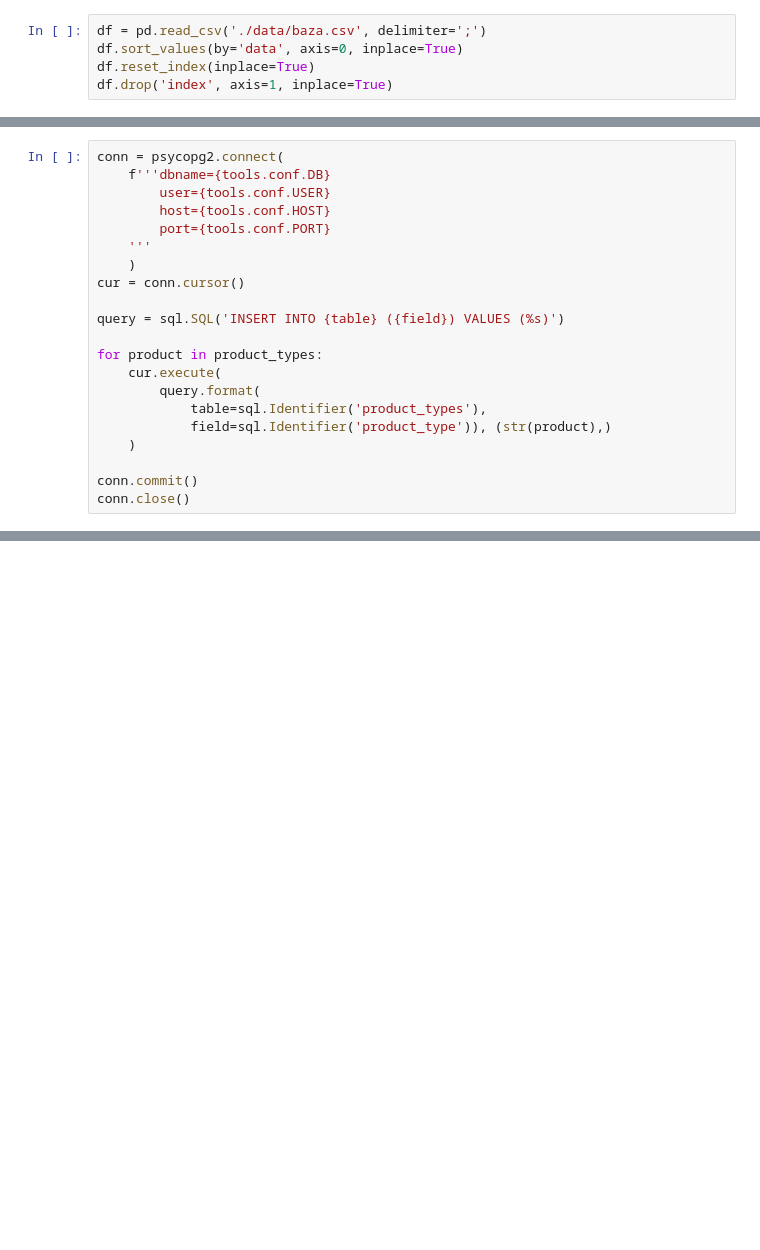
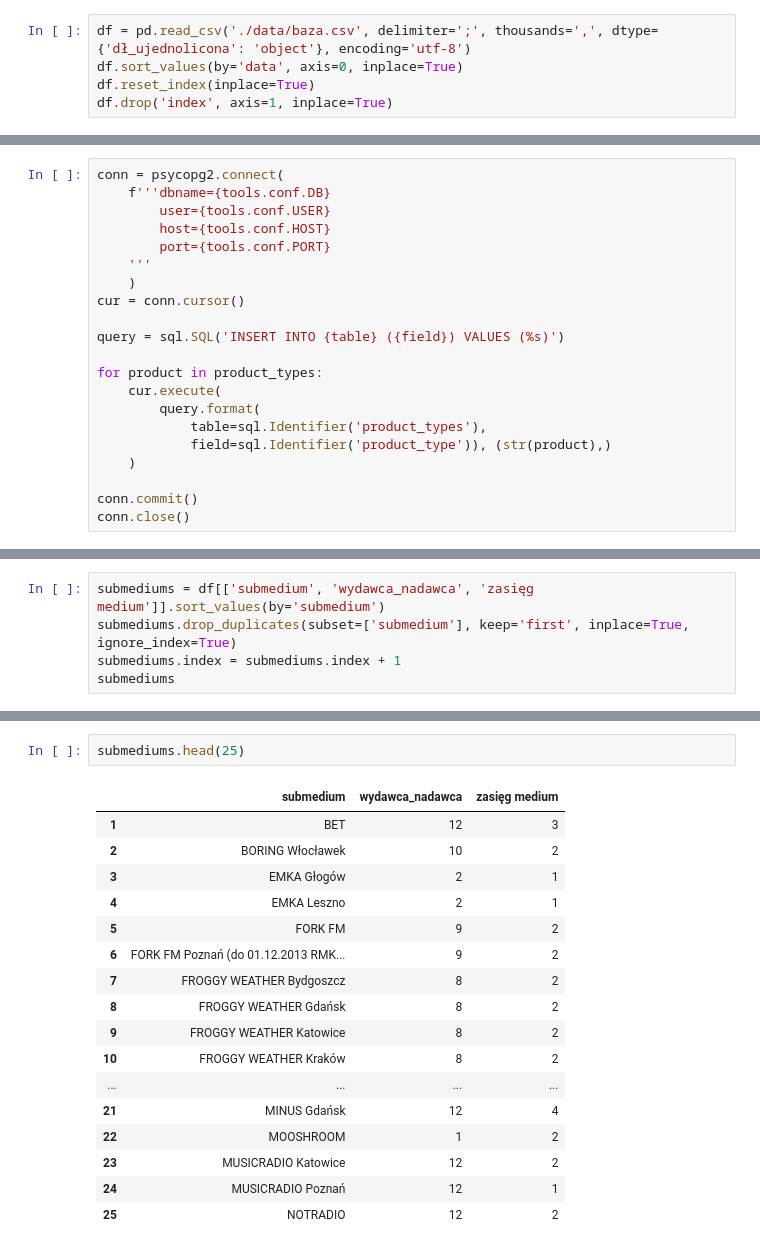
Before and after one commit to MrSz-84/cs50sql_fin, a Jupyter notebook: populate.ipynb, the cells around one changed output, grey strips where cells are left out. Saved outputs shown, nothing was run; the diff lists cells and outputs as text; blank space fills up the shorter version.

Commit message:
Trying to populate mediums table. Data is complete, only need to insert it from a DataFrame into a DB table.

```diff
--- a/populate.ipynb
+++ b/populate.ipynb
@@ -7,7 +7,7 @@ import numpy as np
 
 pd.set_option('display.max_columns', None)
 # %%
-df = pd.read_csv('./data/baza.csv', delimiter=';')
+df = pd.read_csv('./data/baza.csv', delimiter=';', thousands=',', dtype={'dł_ujednolicona': 'object'}, encoding='utf-8')
 df.sort_values(by='data', axis=0, inplace=True)
 df.reset_index(inplace=True)
 df.drop('index', axis=1, inplace=True)
@@ -239,0 +301,5 @@ conn.close()
+# %%
+submediums = df[['submedium', 'wydawca_nadawca', 'zasięg medium']].sort_values(by='submedium')
+submediums.drop_duplicates(subset=['submedium'], keep='first', inplace=True, ignore_index=True)
+submediums.index = submediums.index + 1
+submediums
@@ -239,0 +384,20 @@ conn.close()
+# %%
+submediums.head(25)
+# %% [output]
+|  | submedium | wydawca_nadawca | zasięg medium |
+| 1 | BET | 12 | 3 |
+| 2 | BORING Włocławek | 10 | 2 |
+| 3 | EMKA Głogów | 2 | 1 |
+| 4 | EMKA Leszno | 2 | 1 |
+| 5 | FORK FM | 9 | 2 |
+| 6 | FORK FM Poznań (do 01.12.2013 RMK... | 9 | 2 |
+| 7 | FROGGY WEATHER Bydgoszcz | 8 | 2 |
+| 8 | FROGGY WEATHER Gdańsk | 8 | 2 |
+| 9 | FROGGY WEATHER Katowice | 8 | 2 |
+| 10 | FROGGY WEATHER Kraków | 8 | 2 |
+| ... | ... | ... | ... |
+| 21 | MINUS Gdańsk | 12 | 4 |
+| 22 | MOOSHROOM | 1 | 2 |
+| 23 | MUSICRADIO Katowice | 12 | 2 |
+| 24 | MUSICRADIO Poznań | 12 | 1 |
+| 25 | NOTRADIO | 12 | 2 |
```
Also changed, not shown: parts of 9 cells of this notebook, 1 other file.
